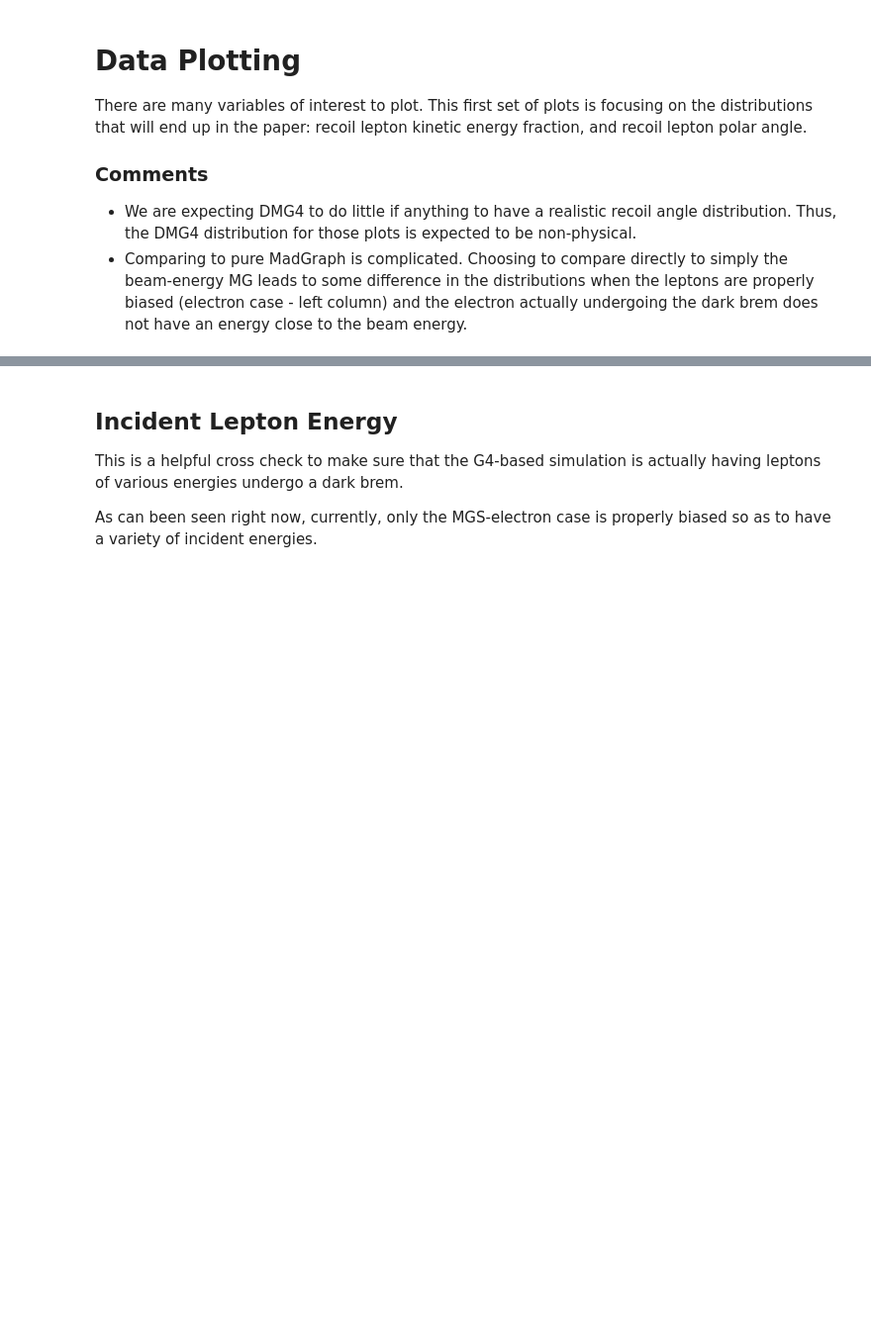
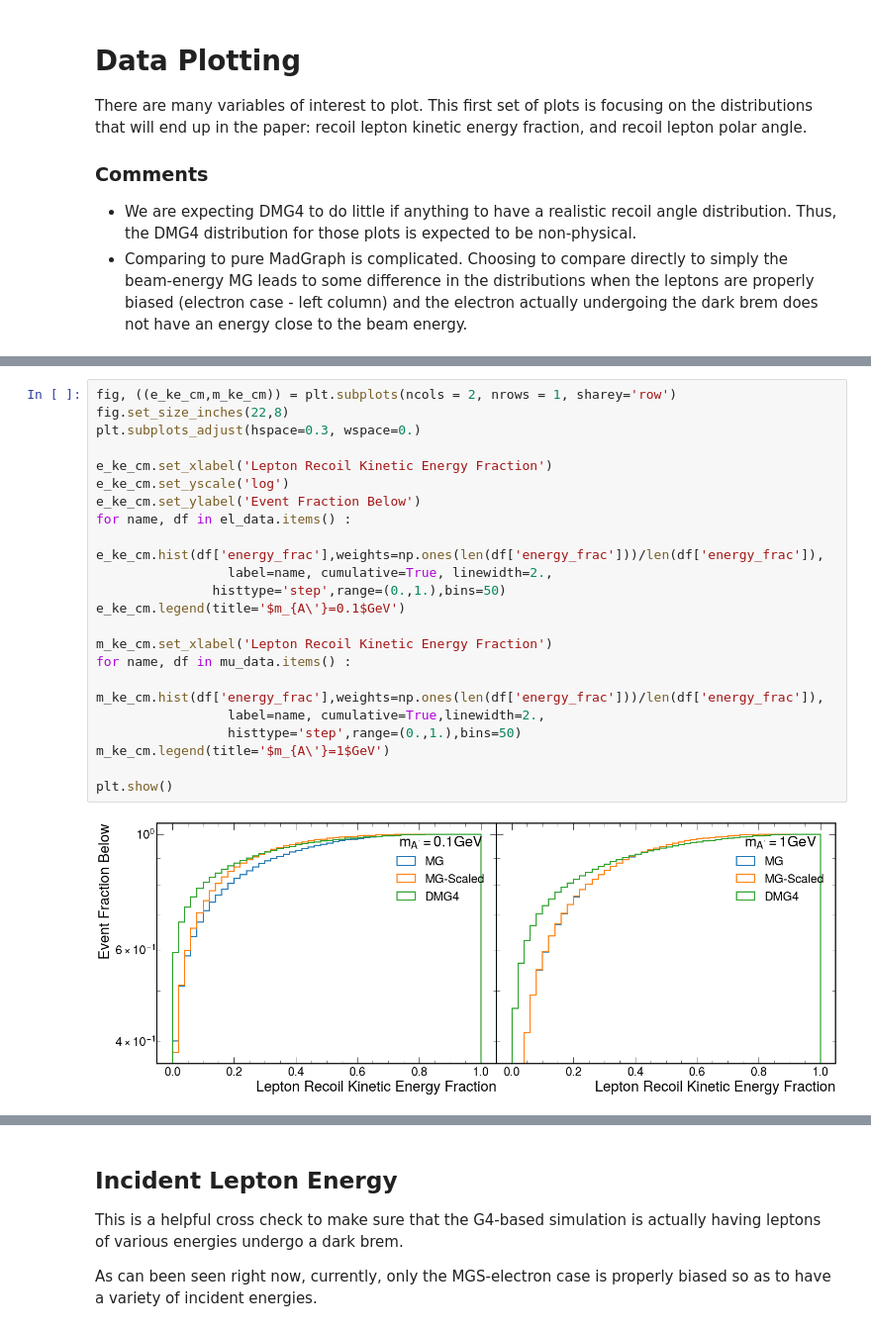
Before and after one commit to tomeichlersmith/ldmx-sim-technique, a Jupyter notebook: ana/plot-dev.ipynb, the cells around one changed output, grey strips where cells are left out. Shown at 99% size. Cells and saved outputs as stored; diff of their text form; blank space fills up the shorter version.

```diff
--- a/ana/plot-dev.ipynb
+++ b/ana/plot-dev.ipynb
@@ -119,0 +105,24 @@ plt.show()
+# %%
+fig, ((e_ke_cm,m_ke_cm)) = plt.subplots(ncols = 2, nrows = 1, sharey='row')
+fig.set_size_inches(22,8)
+plt.subplots_adjust(hspace=0.3, wspace=0.)
+
+e_ke_cm.set_xlabel('Lepton Recoil Kinetic Energy Fraction')
+e_ke_cm.set_yscale('log')
+e_ke_cm.set_ylabel('Event Fraction Below')
+for name, df in el_data.items() :
+    e_ke_cm.hist(df['energy_frac'],weights=np.ones(len(df['energy_frac']))/len(df['energy_frac']),
+                 label=name, cumulative=True, linewidth=2.,
+               histtype='step',range=(0.,1.),bins=50)
+e_ke_cm.legend(title='$m_{A\'}=0.1$GeV')
+
+m_ke_cm.set_xlabel('Lepton Recoil Kinetic Energy Fraction')
+for name, df in mu_data.items() :
+    m_ke_cm.hist(df['energy_frac'],weights=np.ones(len(df['energy_frac']))/len(df['energy_frac']),
+                 label=name, cumulative=True,linewidth=2.,
+                 histtype='step',range=(0.,1.),bins=50)
+m_ke_cm.legend(title='$m_{A\'}=1$GeV')
+
+plt.show()
+# %% [output]
+[figure, added]
```
Also changed, not shown: parts of 7 cells of this notebook.
